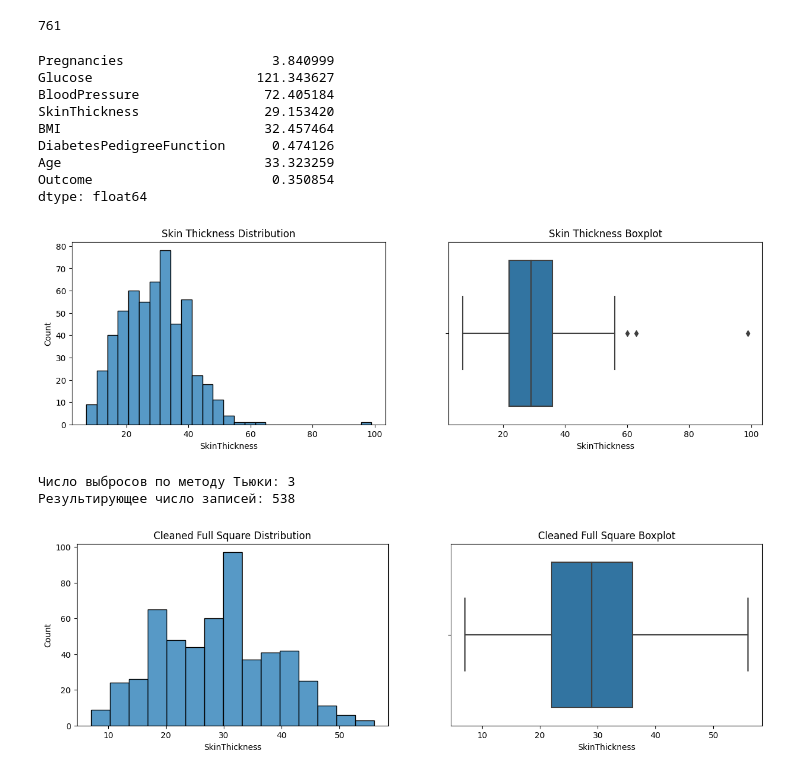
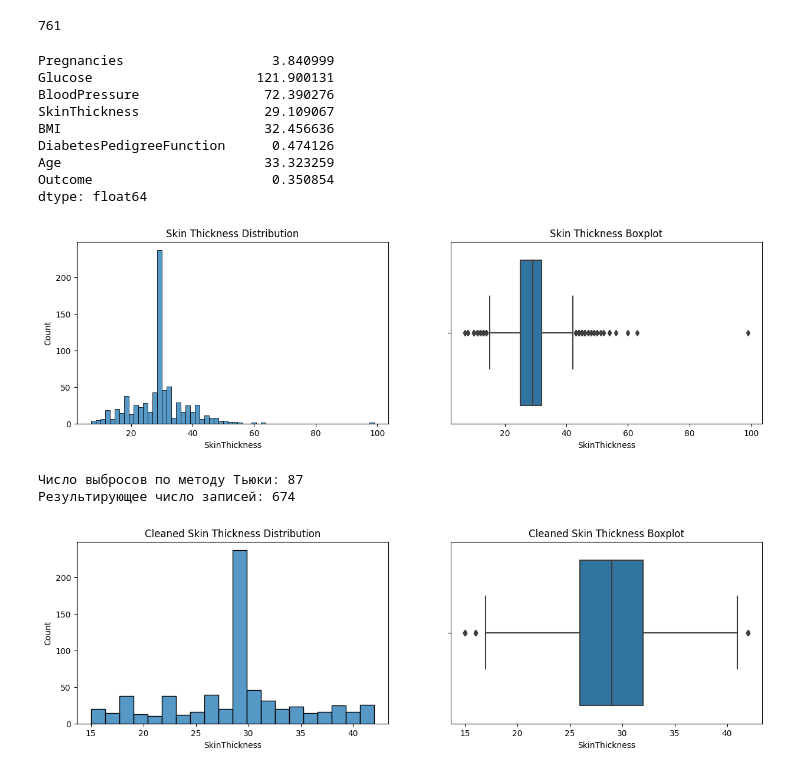
Before and after one commit to vasiloyk/svalka, a Jupyter notebook: 15.ipynb, the cells around one changed output. Cells and saved outputs as stored; diff of their text form; code cells hidden in the pictures.

```diff
--- a/15.ipynb
+++ b/15.ipynb
@@ -144,9 +144,9 @@ print(drop_data.shape[0])
 fill_data = drop_data.copy()
 values = {
     'Glucose': fill_data['Glucose'].median(),
-    'Glucose': fill_data['BloodPressure'].median(),
-    'Glucose': fill_data['SkinThickness'].median(),
-    'Glucose': fill_data['BMI'].median()
+    'BloodPressure': fill_data['BloodPressure'].median(),
+    'SkinThickness': fill_data['SkinThickness'].median(),
+    'BMI': fill_data['BMI'].median()
 }
 
 fill_data = fill_data.fillna(values)
@@ -154,10 +154,10 @@ fill_data = fill_data.fillna(values)
 print(fill_data.mean())
 # %% [output]
 Pregnancies                   3.840999
-Glucose                     121.343627
-BloodPressure                72.405184
-SkinThickness                29.153420
-BMI                          32.457464
+Glucose                     121.900131
+BloodPressure                72.390276
+SkinThickness                29.109067
+BMI                          32.456636
 DiabetesPedigreeFunction      0.474126
 Age                          33.323259
 Outcome                       0.350854
@@ -169,7 +169,7 @@ histplot.set_title('Skin Thickness Distribution');
 boxplot = sns.boxplot(data=fill_data, x='SkinThickness', ax=axes[1]);
 boxplot.set_title('Skin Thickness Boxplot');
 # %% [output]
-[figure, old version]
+[figure, new version]
 # %%
 def outliers_iqr_mod(data, feature, left=1.5, right=1.5, log_scale=False):
     if log_scale:
@@ -188,13 +188,13 @@ outliers, cleaned = outliers_iqr_mod(fill_data, 'SkinThickness')
 print(f'Число выбросов по методу Тьюки: {outliers.shape[0]}')
 print(f'Результирующее число записей: {cleaned.shape[0]}')
 # %% [output]
-Число выбросов по методу Тьюки: 3
-Результирующее число записей: 538
+Число выбросов по методу Тьюки: 87
+Результирующее число записей: 674
 # %%
 fig, axes = plt.subplots(nrows=1, ncols=2, figsize=(15, 4))
 histplot = sns.histplot(data=cleaned, x='SkinThickness', ax=axes[0]);
-histplot.set_title('Cleaned Full Square Distribution');
+histplot.set_title('Cleaned Skin Thickness Distribution');
 boxplot = sns.boxplot(data=cleaned, x='SkinThickness', ax=axes[1]);
-boxplot.set_title('Cleaned Full Square Boxplot');
+boxplot.set_title('Cleaned Skin Thickness Boxplot');
 # %% [output]
-[figure, old version]
+[figure, new version]
```
